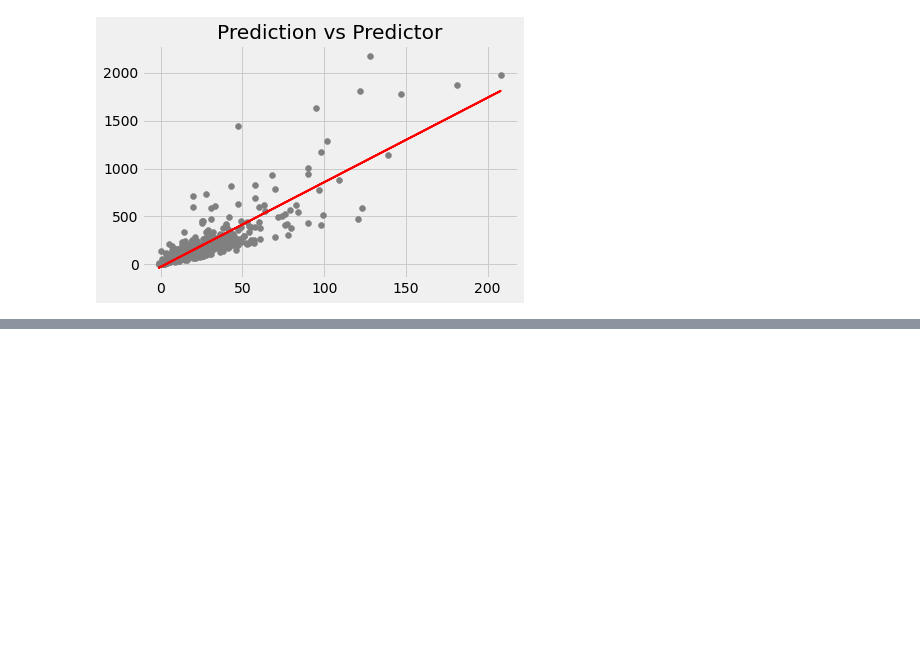
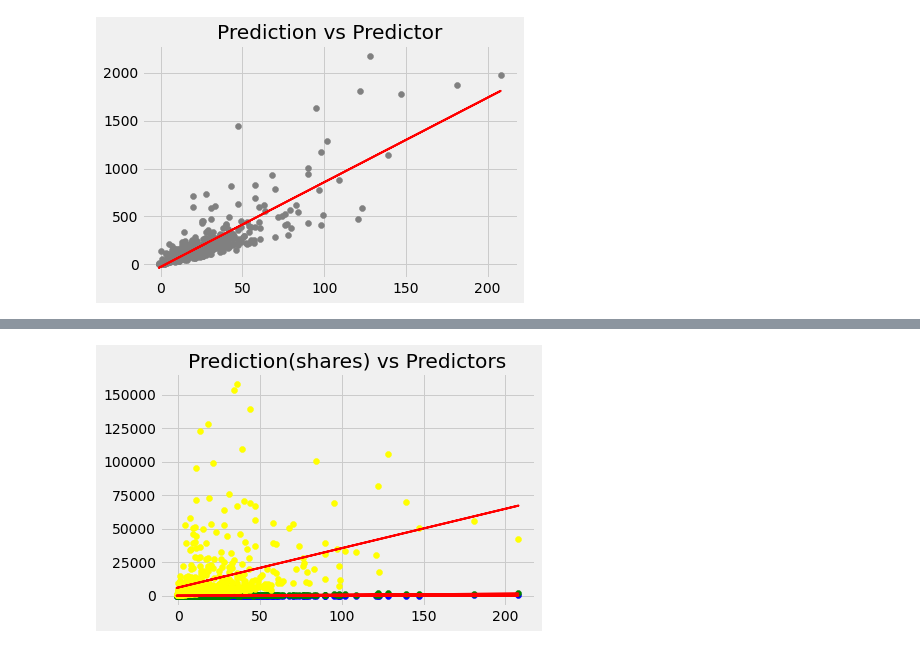
Before and after one commit to Inh3ritance/Stats-Proj, a Jupyter notebook: Stats_Linear.ipynb, the cells around one changed output, grey strips where cells are left out. Cells and saved outputs as stored; diff of their text form; code cells hidden in the pictures; blank space fills up the shorter version.

```diff
--- a/Stats_Linear.ipynb
+++ b/Stats_Linear.ipynb
@@ -144,4 +164,9 @@ ValueError: ignored
 # %%
-plt.scatter(response, pInteraction,  color='gray')
+plt.scatter(response,pcomment,color='blue')
+plt.scatter(response,plikes,color='green')
+plt.scatter(response,preach,color='yellow')
+plt.title('Prediction(shares) vs Predictors')
 plt.plot(response, pred, color='red', linewidth=2)
 plt.show()
+# %% [output]
+[figure, added]
```
Also changed, not shown: parts of 5 cells of this notebook.
